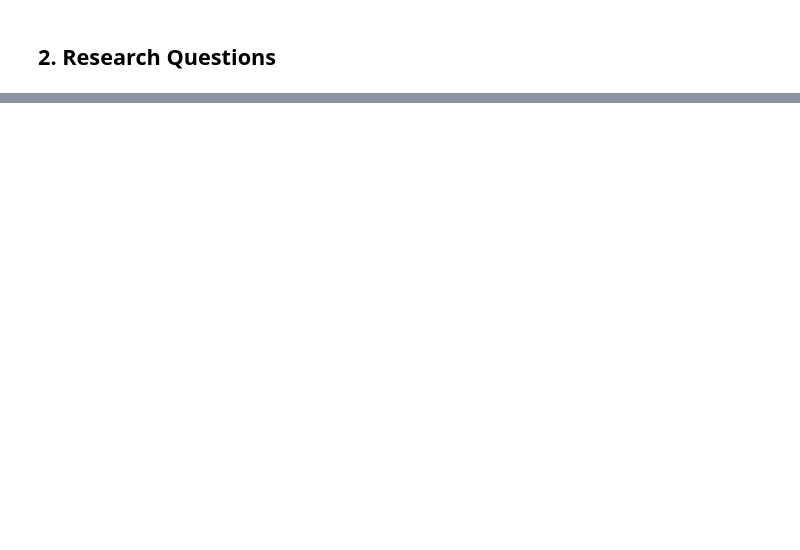
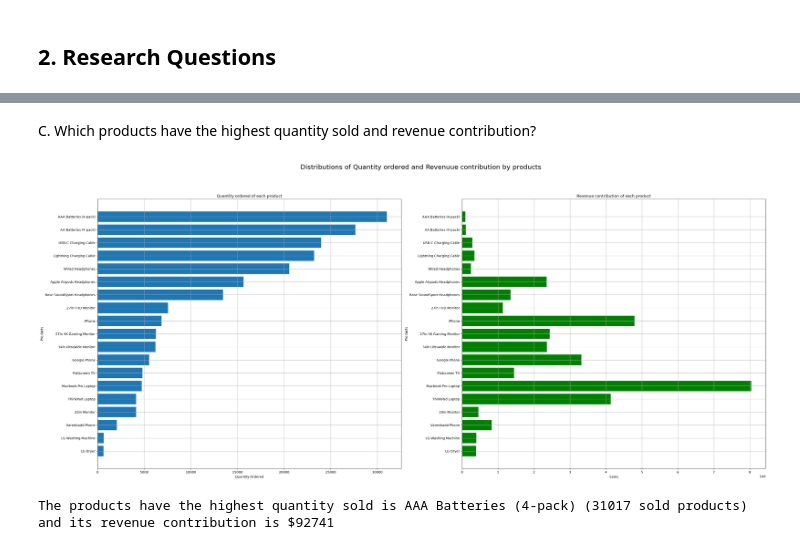
Before and after one commit to mei0912/2026-Phase-2-Data-Science-Mai-Pham, a Jupyter notebook: data-science/3. Data Analysis Project/part3_submission.ipynb, the cells around one changed output, grey strips where cells are left out. Cells and saved outputs as stored; diff of their text form; code cells hidden in the pictures; blank space fills up the shorter version.

```diff
--- a/data-science/3. Data Analysis Project/part3_submission.ipynb
+++ b/data-science/3. Data Analysis Project/part3_submission.ipynb
@@ -238,0 +111,29 @@ Gradient Boosting Model R2: 0.8305
+# %% [markdown]
+C. Which products have the highest quantity sold and revenue contribution?
+# %%
+products_df = transaction_df.groupby("Product").agg({
+    "Quantity Ordered": "sum",
+    "Sales": "sum",
+    "Price Each": "first"
+}).reset_index()
+products_df.sort_values("Quantity Ordered", ascending=False, inplace=True)
+fig, ax = plt.subplots(1, 2, figsize=(37, 15))
+ax[0].barh(products_df["Product"], products_df["Quantity Ordered"])
+ax[0].invert_yaxis()
+ax[0].grid(True)
+ax[0].set_xlabel("Quantity Ordered")
+ax[0].set_ylabel("Products")
+ax[0].set_title("Quantity ordered of each product")
+
+ax[1].barh(products_df["Product"], products_df["Sales"], color="green")
+ax[1].invert_yaxis()
+ax[1].grid(True)
+ax[1].set_xlabel("Sales")
+ax[1].set_ylabel("Products")
+ax[1].set_title("Revenue contribution of each product")
+plt.suptitle("Distributions of Quantity ordered and Revenuue contribution by products", fontsize=20)
+plt.show()
+print(f"The products have the highest quantity sold is {products_df["Product"].iloc[0]} ({products_df["Quantity Ordered"].iloc[0]} sold products) and its revenue contribution is ${round(products_df["Sales"].iloc[0])}")
+# %% [output]
+[figure, added]
+The products have the highest quantity sold is AAA Batteries (4-pack) (31017 sold products) and its revenue contribution is $92741
```
Also changed, not shown: parts of 29 cells of this notebook, 1 other file.
